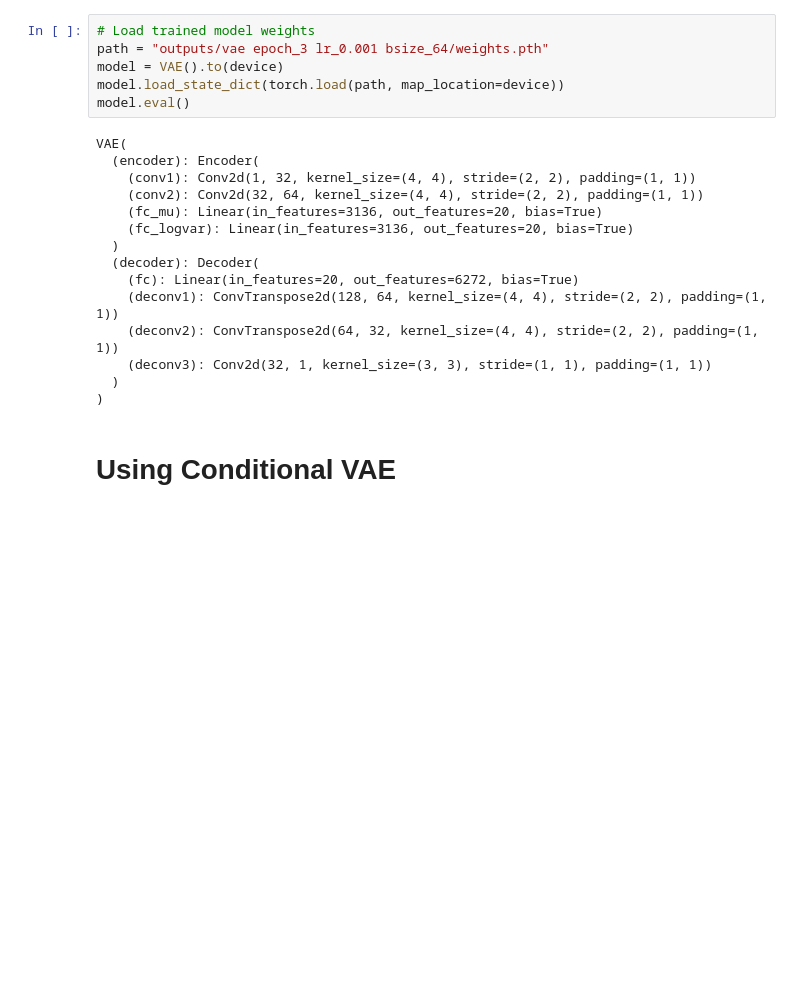
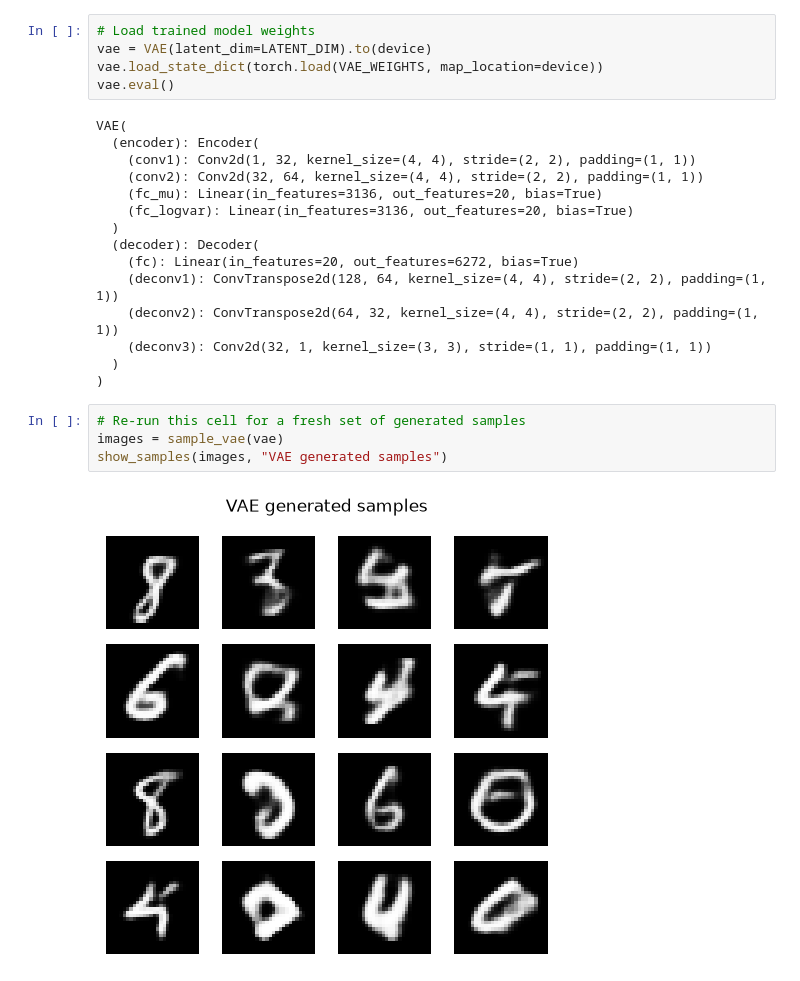
Before and after one commit to deepshiksharma/vae-mnist, a Jupyter notebook: demo.ipynb, the cells around one changed output. Cells and saved outputs as stored; diff of their text form; blank space fills up the shorter version.

```diff
--- a/demo.ipynb
+++ b/demo.ipynb
@@ -15,9 +77,8 @@ device(type='cuda')
 # %%
 # Load trained model weights
-path = "outputs/vae epoch_3 lr_0.001 bsize_64/weights.pth"
-model = VAE().to(device)
-model.load_state_dict(torch.load(path, map_location=device))
-model.eval()
+vae = VAE(latent_dim=LATENT_DIM).to(device)
+vae.load_state_dict(torch.load(VAE_WEIGHTS, map_location=device))
+vae.eval()
 # %% [output]
 VAE(
   (encoder): Encoder(
@@ -33,5 +94,9 @@ VAE(
     (deconv3): Conv2d(32, 1, kernel_size=(3, 3), stride=(1, 1), padding=(1, 1))
   )
 )
-# %% [markdown]
-# Using Conditional VAE
+# %%
+# Re-run this cell for a fresh set of generated samples
+images = sample_vae(vae)
+show_samples(images, "VAE generated samples")
+# %% [output]
+[figure, added]
```
Also changed, not shown: parts of 16 cells of this notebook, 14 other files.
